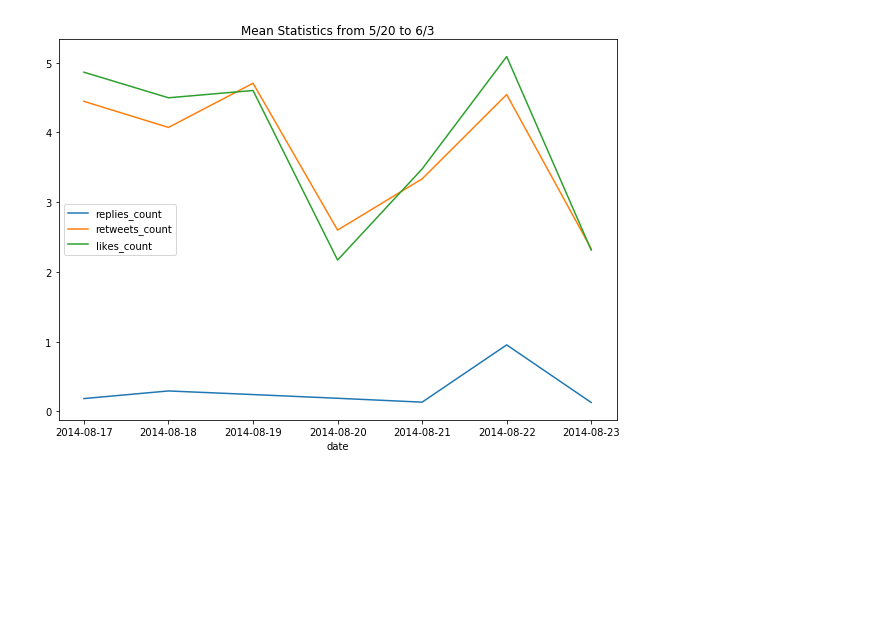
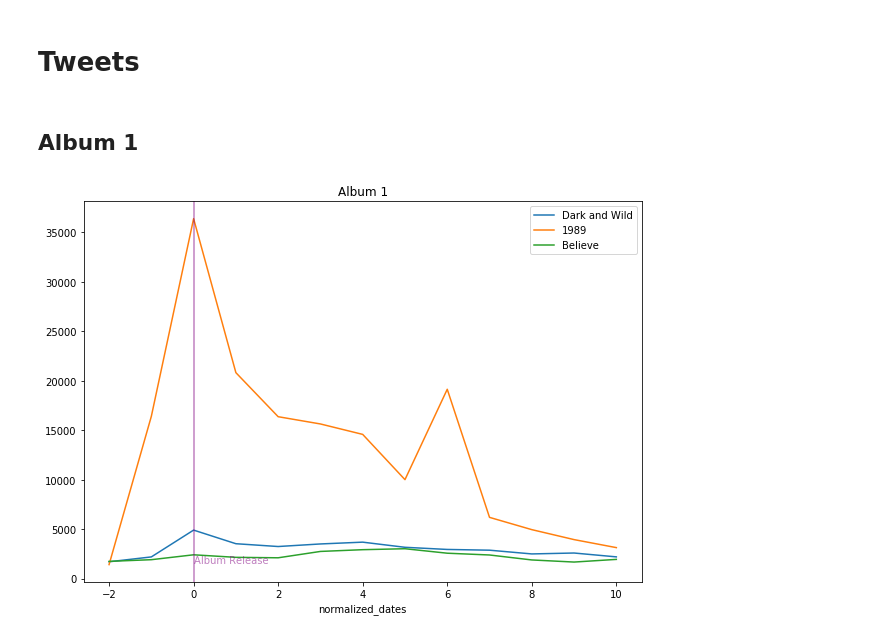
Before and after one commit to dliu9999/Fandom-Online-Collaboration, a Jupyter notebook: notebooks/eda.ipynb, the cells around one changed output. Cells and saved outputs as stored; diff of their text form; code cells hidden in the pictures; blank space fills up the shorter version.

```diff
--- a/notebooks/eda.ipynb
+++ b/notebooks/eda.ipynb
@@ -4,6 +5,2 @@ import pandas as pd
 import warnings
 warnings.filterwarnings("ignore")
-# %%
-wanted = ['date', 'user_id', 'username', 'tweet', 'replies_count', 'retweets_count', 'likes_count']
-df = pd.read_csv('../data/raw/dark_and_wild.csv')[wanted]
-df['date'] = pd.to_datetime(df['date']).dt.date
@@ -23,4 +6,0 @@ df.groupby('date').user_id.count().to_frame().sort_index().rename(columns={'user
-# %%
-df.groupby('date')[['replies_count', 'retweets_count', 'likes_count']].mean().sort_index().plot(figsize=(10, 7), title='Mean Statistics from 5/20 to 6/3');
-# %% [output]
-[figure, removed]
@@ -26,0 +60,35 @@ df.groupby('date')[['replies_count', 'retweets_count', 'likes_count']].mean().so
+# %%
+# read and transform data
+
+wanted = ['date', 'user_id', 'username', 'tweet', 'replies_count', 'retweets_count', 'likes_count', 'hashtags', 'retweet']
+bts1 = pd.read_csv('../data/raw/bts/dark_wild.csv')[wanted]
+taylor1 = pd.read_csv('../data/raw/taylor/nine_all.csv')[wanted]
+justin1 = pd.read_csv('../data/raw/justin/believe_all.csv')[wanted]
+
+norm_bts1 = normalize_dates(bts1, '2014-08-19')
+norm_taylor1 = normalize_dates(taylor1, '2014-10-27')
+norm_justin1 = normalize_dates(justin1, '2012-06-15')
+
+bts2 = pd.read_csv('../data/raw/bts/love.csv')[wanted]
+taylor2 = pd.read_csv('../data/raw/taylor/reputation_all.csv')[wanted]
+justin2 = pd.read_csv('../data/raw/justin/purpose_all.csv')[wanted]
+
+norm_bts2 = normalize_dates(bts2, '2018-05-18')
+norm_taylor2 = normalize_dates(taylor2, '2017-11-10')
+norm_justin2 = normalize_dates(justin2, '2015-11-13')
+
+bts3 = pd.read_csv('../data/raw/bts/be_all.csv')[wanted]
+taylor3 = pd.read_csv('../data/raw/taylor/folklore_all.csv')[wanted]
+justin3 = pd.read_csv('../data/raw/justin/changes_all.csv')[wanted]
+
+norm_bts3 = normalize_dates(bts3, '2020-11-20')
+norm_taylor3 = normalize_dates(taylor3, '2020-07-24')
+norm_justin3 = normalize_dates(justin3, '2020-02-14')
+# %% [markdown]
+# Tweets
+# %% [markdown]
+## Album 1
+# %%
+plot_albums('Album 1', None, (norm_bts1, 'Dark and Wild'), (norm_taylor1, '1989'), (norm_justin1, 'Believe'))
+# %% [output]
+[figure, added]
```
Also changed, not shown: parts of 40 cells of this notebook, 12 other files.
